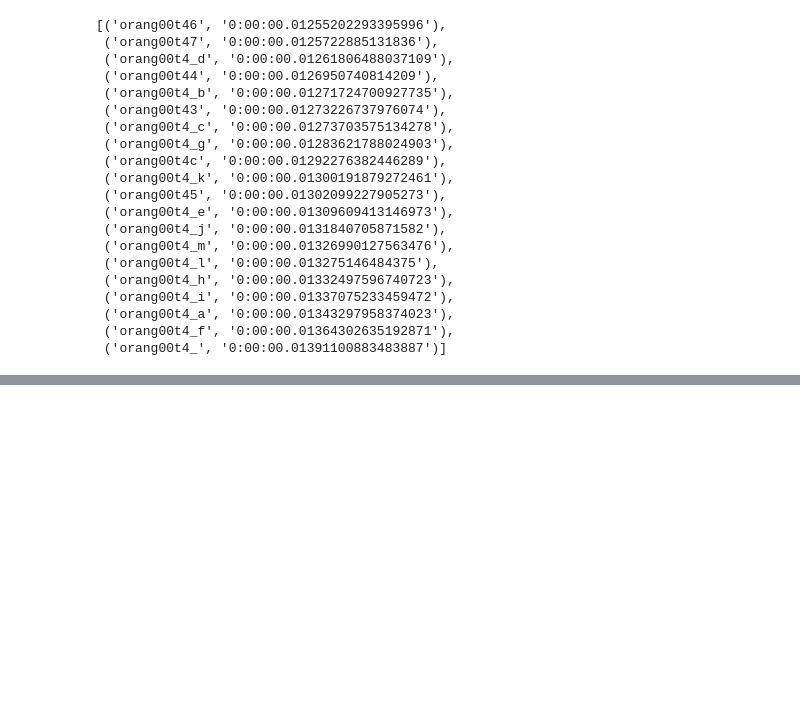
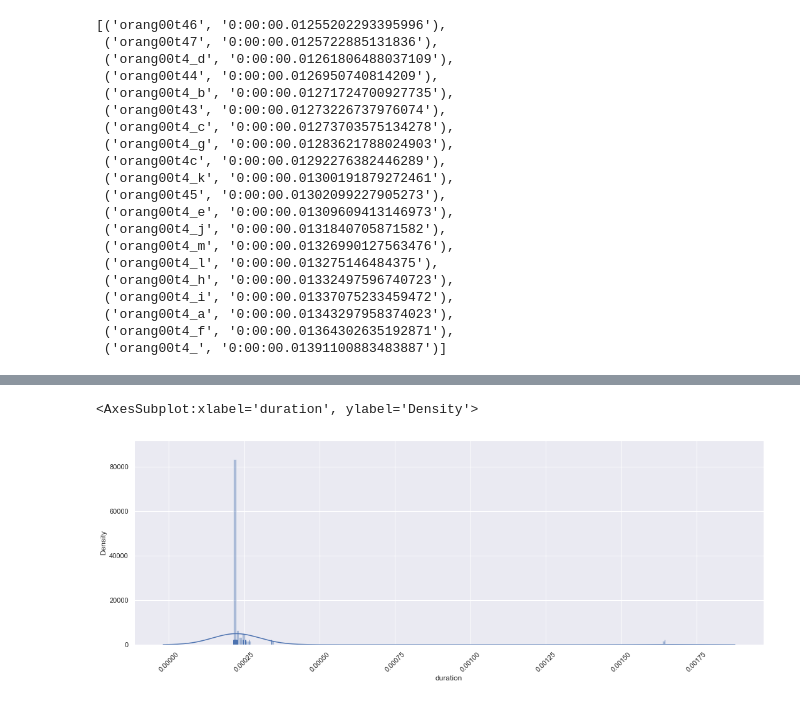
Before and after one commit to jsutch/strcmp_timing_attacks_demo, a Jupyter notebook: Examining Timing Attacks.ipynb, the cells around one changed output, grey strips where cells are left out. Cells and saved outputs as stored; diff of their text form; code cells hidden in the pictures; blank space fills up the shorter version.

```diff
--- a/Examining Timing Attacks.ipynb
+++ b/Examining Timing Attacks.ipynb
@@ -513,0 +517,7 @@ ax.set_ylabel('duration')
+# %%
+sns.set(rc={'figure.figsize':(18,6)})
+plt.xticks(rotation=45)
+sns.distplot(df10['duration'],bins=150, rug=True, kde=True)
+# %% [output]
+<AxesSubplot:xlabel='duration', ylabel='Density'>
+[figure, added]
```
Also changed, not shown: parts of 40 cells of this notebook.
